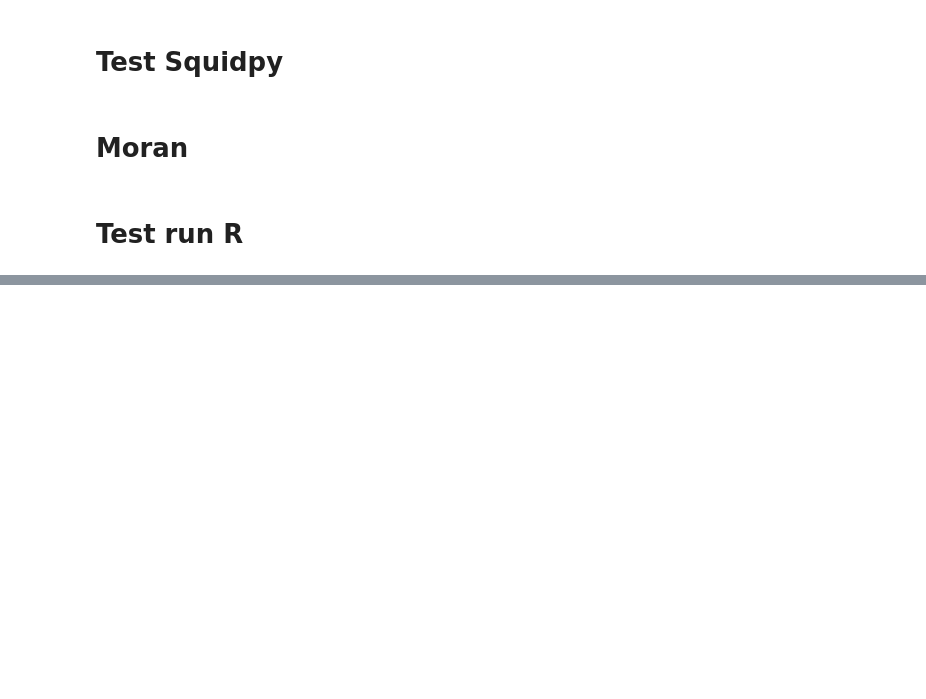
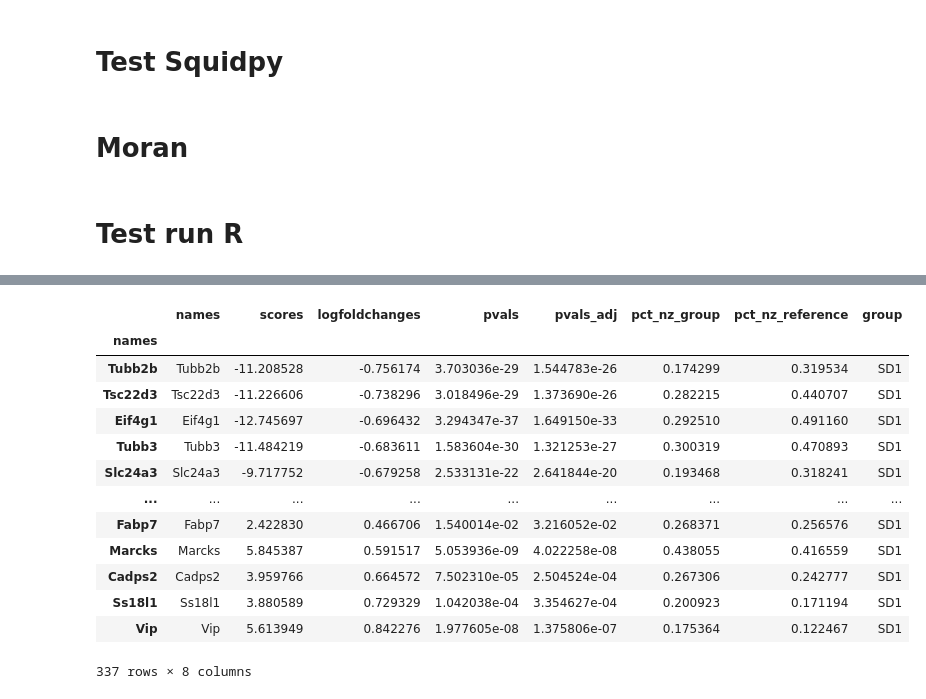
Before and after one commit to Carboneinerte/Pynda_ssc, a Jupyter notebook: v9D_Xenium_Downstream_Analysis_WIP.ipynb, the cells around one changed output, grey strips where cells are left out. Saved outputs shown, nothing was run; the diff lists cells and outputs as text; code cells hidden in the pictures; blank space fills up the shorter version.

```diff
--- a/v9D_Xenium_Downstream_Analysis_WIP.ipynb
+++ b/v9D_Xenium_Downstream_Analysis_WIP.ipynb
@@ -647,0 +720,18 @@ print(a)
+# %%
+key = 'SCH Gaba'
+
+plt.figure(figsize=(10,10))
+plt.vlines(x=(-0.26,0.26), ymin=df_filter[key]['pvals_adj'].min(), ymax=1, color = "black", linestyles='dashed')
+plt.hlines(y=0.05, xmin=-1, xmax=1, color = "black", linestyles='dashed')
+
+plt.scatter(x=df_all[key]['logfoldchanges'], y = df_all[key]['pvals_adj'], s=2, alpha= 0.75, color = "grey", edgecolors=None)
+plt.scatter(x= df_filter[key]['logfoldchanges'], y=df_filter[key]['pvals_adj'], s=5, alpha=1, color = 'red')
+# for idx, gene in enumerate(df_filter[key]['names']):
+#     plt.text(df_filter[key]['logfoldchanges'][idx], df_filter[key]['pvals_adj'][idx], str(gene), color = 'black', fontsize = 8, ha= 'center')
+plt.yscale('log')
+plt.xlim(-4,4)
+# plt.ylim(0,50)
+plt.gca().invert_yaxis()
+plt.xlabel('Log2 Foldchange')
+plt.ylabel('Adjusted p-value')
+plt.savefig('Gallery/volcano_plot_SCN.svg')
@@ -647,0 +817,17 @@ print(a)
+# %%
+astro_DEG_filter['SCH'].sort_values(by="logfoldchanges")
+# %% [output]
+|  | names | scores | logfoldchanges | pvals | pvals_adj | pct_nz_group | pct_nz_reference | group |
+| names |  |  |  |  |  |  |  |  |
+| Tubb2b | Tubb2b | -11.208528 | -0.756174 | 3.703036e-29 | 1.544783e-26 | 0.174299 | 0.319534 | SD1 |
+| Tsc22d3 | Tsc22d3 | -11.226606 | -0.738296 | 3.018496e-29 | 1.373690e-26 | 0.282215 | 0.440707 | SD1 |
+| Eif4g1 | Eif4g1 | -12.745697 | -0.696432 | 3.294347e-37 | 1.649150e-33 | 0.292510 | 0.491160 | SD1 |
+| Tubb3 | Tubb3 | -11.484219 | -0.683611 | 1.583604e-30 | 1.321253e-27 | 0.300319 | 0.470893 | SD1 |
+| Slc24a3 | Slc24a3 | -9.717752 | -0.679258 | 2.533131e-22 | 2.641844e-20 | 0.193468 | 0.318241 | SD1 |
+| ... | ... | ... | ... | ... | ... | ... | ... | ... |
+| Fabp7 | Fabp7 | 2.422830 | 0.466706 | 1.540014e-02 | 3.216052e-02 | 0.268371 | 0.256576 | SD1 |
+| Marcks | Marcks | 5.845387 | 0.591517 | 5.053936e-09 | 4.022258e-08 | 0.438055 | 0.416559 | SD1 |
+| Cadps2 | Cadps2 | 3.959766 | 0.664572 | 7.502310e-05 | 2.504524e-04 | 0.267306 | 0.242777 | SD1 |
+| Ss18l1 | Ss18l1 | 3.880589 | 0.729329 | 1.042038e-04 | 3.354627e-04 | 0.200923 | 0.171194 | SD1 |
+| Vip | Vip | 5.613949 | 0.842276 | 1.977605e-08 | 1.375806e-07 | 0.175364 | 0.122467 | SD1 |
+337 rows × 8 columns
```
Also changed, not shown: parts of 26 cells of this notebook, 1 other file.
